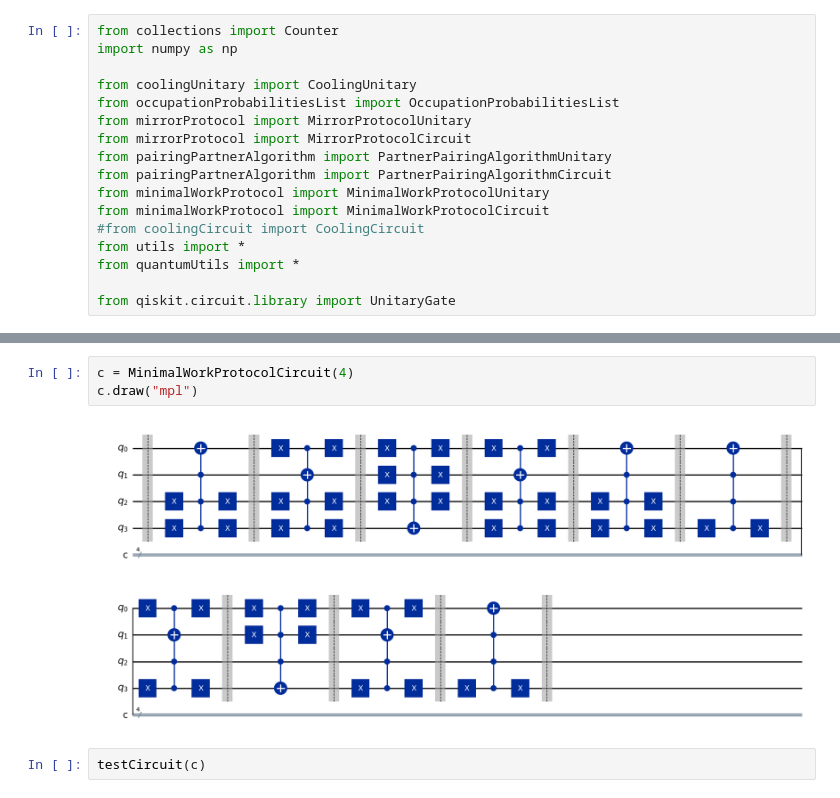
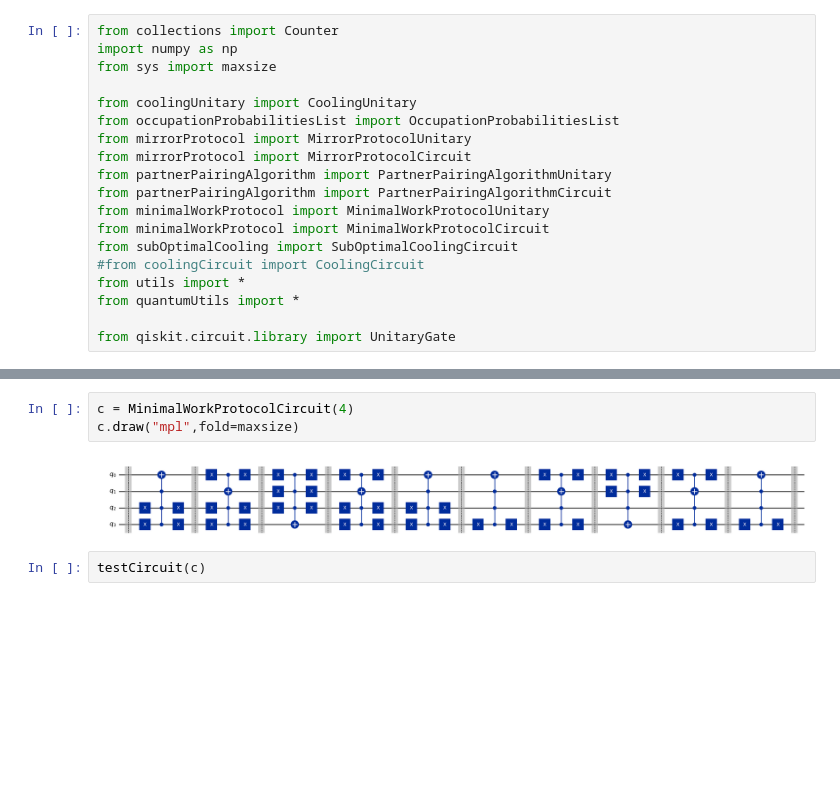
Before and after one commit to GiulianoWasHere/QuL, a Jupyter notebook: WorkSoFar.ipynb, the cells around one changed output, grey strips where cells are left out. Drawn from its saved outputs; the diff is of its cells as text; blank space fills up the shorter version.

Commit message:
Added Suboptimal cooling class, fixes

```diff
--- a/WorkSoFar.ipynb
+++ b/WorkSoFar.ipynb
@@ -1,15 +1,17 @@
 # %%
 from collections import Counter
 import numpy as np
+from sys import maxsize
 
 from coolingUnitary import CoolingUnitary
 from occupationProbabilitiesList import OccupationProbabilitiesList
 from mirrorProtocol import MirrorProtocolUnitary
 from mirrorProtocol import MirrorProtocolCircuit
-from pairingPartnerAlgorithm import PartnerPairingAlgorithmUnitary
-from pairingPartnerAlgorithm import PartnerPairingAlgorithmCircuit
+from partnerPairingAlgorithm import PartnerPairingAlgorithmUnitary
+from partnerPairingAlgorithm import PartnerPairingAlgorithmCircuit
 from minimalWorkProtocol import MinimalWorkProtocolUnitary
 from minimalWorkProtocol import MinimalWorkProtocolCircuit
+from subOptimalCooling import SubOptimalCoolingCircuit
 #from coolingCircuit import CoolingCircuit
 from utils import *
 from quantumUtils import *
@@ -80,9 +82,9 @@ checkUnitary2(c.toarray(),0.1)
 31 | 11111 --> 11111 | 1.0000000000000003e-05
 # %%
 c = MinimalWorkProtocolCircuit(4)
-c.draw("mpl")
+c.draw("mpl",fold=maxsize)
 # %% [output]
-[figure, old version]
+[figure, new version]
 # %%
 testCircuit(c)
 # %% [output]
```
Also changed, not shown: parts of 6 cells of this notebook, 6 other files.
